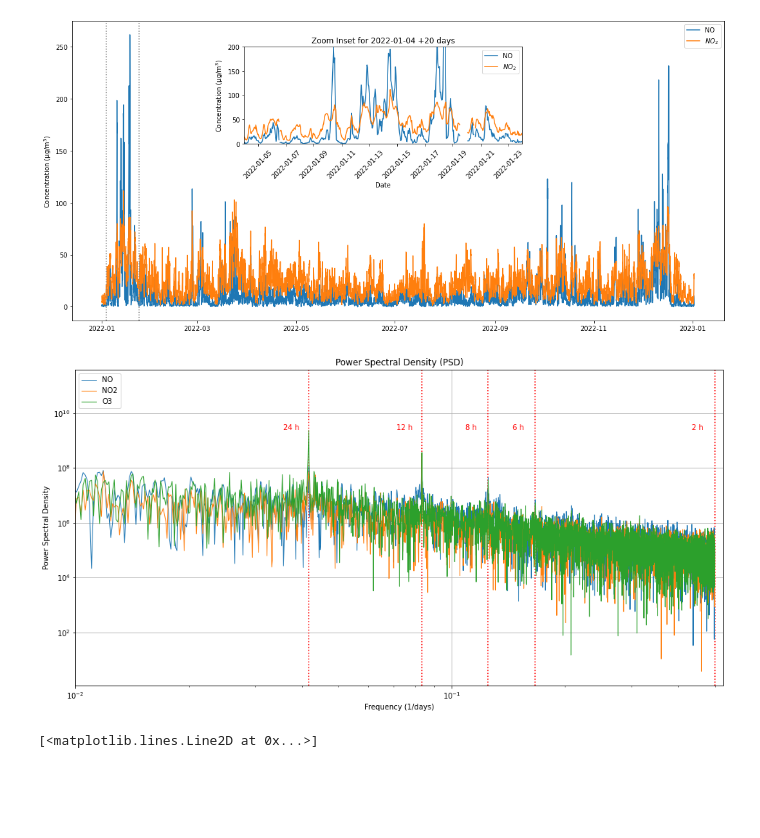
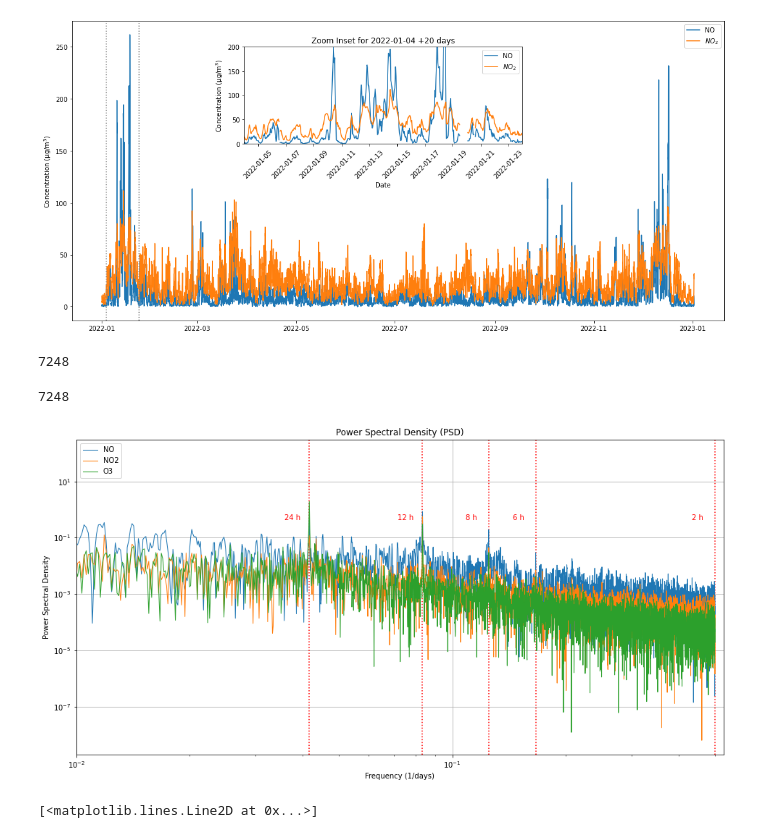
Before and after one commit to nx1/clear_skies, a Jupyter notebook: notebooks/exploratory.ipynb, the cells around one changed output. Cells and saved outputs as stored; diff of their text form; code cells hidden in the pictures; blank space fills up the shorter version.

Commit message:
updated PSD normalization

```diff
--- a/notebooks/exploratory.ipynb
+++ b/notebooks/exploratory.ipynb
@@ -115,37 +115,51 @@ plt.show()
 [figure]
 # %%
 hours_to_plot = [2, 6, 8, 12, 24]
+# %%
+len(df_numeric)
+# %% [output]
+7248
+# %%
+len(y)
+# %% [output]
+7248
 # %%
 plt.figure(figsize=(16, 8))
 
 for t in hours_to_plot:
     freq = 1/t
     plt.axvline(freq, color='red', ls='dotted')
-    plt.text(0.9*freq, 3e9, f'{t} h', color='red', ha='center', va='center')
-
+    plt.text(0.9*freq, 0.5, f'{t} h', color='red', ha='center', va='center')
 
 for metric in ['NO', 'NO2', 'O3']:
     y = df_numeric[metric]
-    psd = np.abs(np.fft.fft(y))**2
-    freqs = np.fft.fftfreq(len(df_numeric), 1) #1 Hour Cycle
+    N = len(y)
+    freqs = np.fft.fftfreq(N, d=1) #1 Hour Cycle
+
+    # Calculate Normalization Constant
+    time_bin = np.diff(freqs)[0]
+    y_mean = np.mean(y)
+    A = (2 * time_bin) / (N * y_mean)
+    psd = A*np.abs(np.fft.fft(y))**2
+
     assert len(freqs) == len(psd)
     N_freqs = len(freqs)
     freqs = freqs[:N_freqs//2] # Cut data at the Nyquist
     psd   = psd[:N_freqs//2]
 
     plt.loglog(freqs, psd, label=metric, lw=1.0)
 
 
 plt.xlabel('Frequency (1/days)')
 plt.ylabel('Power Spectral Density')
 plt.title(f'Power Spectral Density (PSD)')
 
 plt.xlim(1e-2, 1/1.9)
 plt.legend()
 plt.grid()
 plt.show()
 # %% [output]
-[figure, old version]
+[figure, new version]
 # %%
 # Lorentzian decomposition of power spectra
 # %%
```
Also changed, not shown: parts of 1 cell of this notebook, 1 other file.
